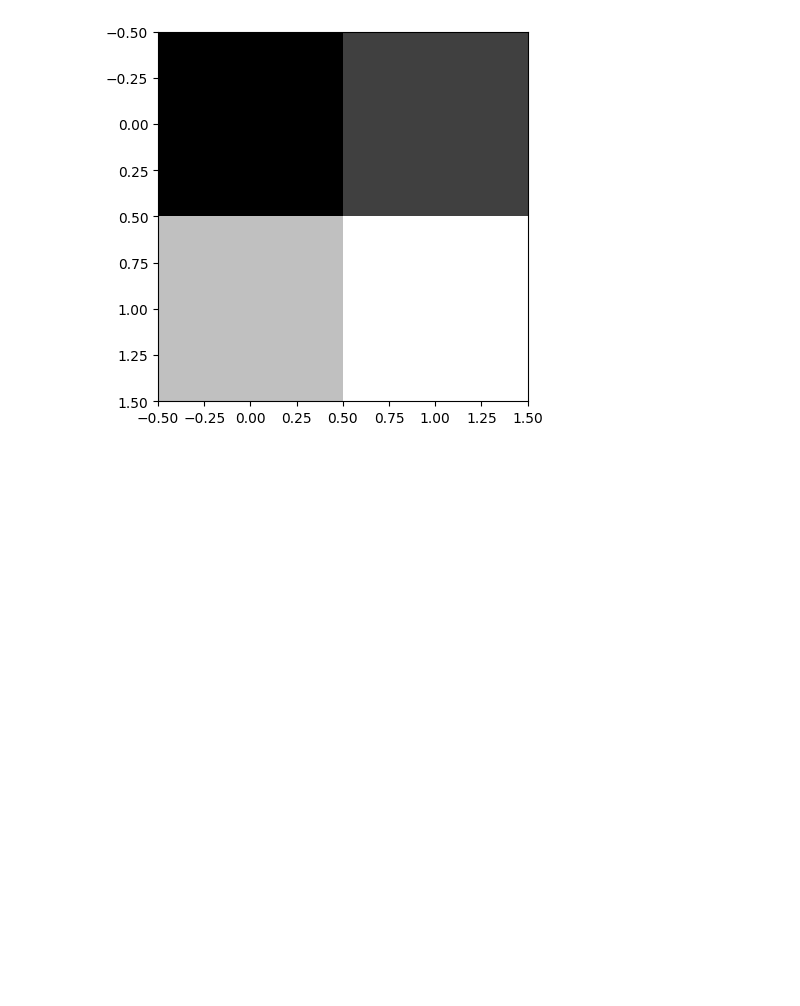
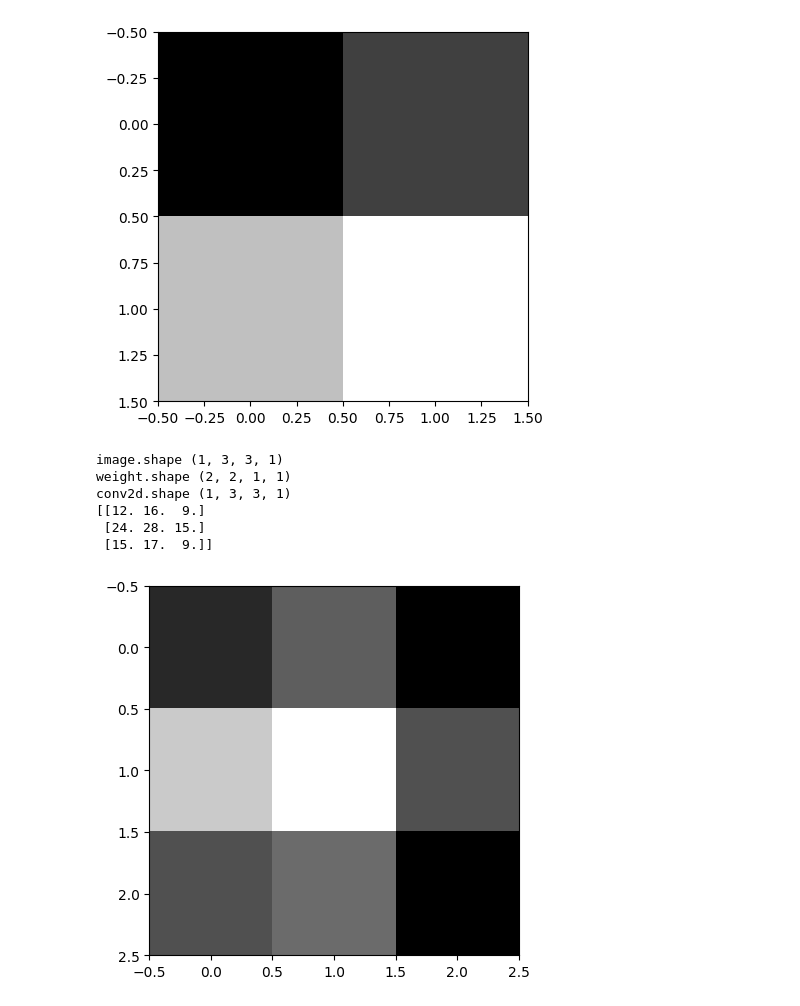
Before and after one commit to codebjjung/ML-DL, a Jupyter notebook: CNN_conv.ipynb, the cells around one changed output. Saved outputs shown, nothing was run; the diff lists cells and outputs as text; code cells hidden in the pictures; blank space fills up the shorter version.

Commit message:
VALID, SAME padding

```diff
--- a/CNN_conv.ipynb
+++ b/CNN_conv.ipynb
@@ -30,3 +31,22 @@ conv2d.shape (1, 2, 2, 1)
 [[12. 16.]
  [24. 28.]]
 [figure]
+# %%
+#SAME PADDING
+print("image.shape", image.shape)
+weight = np.array([[[[1.]], [[1.]]], [[[1.]],[[1.]]]]) # (1,1,1,1) 2x2
+print("weight.shape", weight.shape)
+weight_init = tf.constant_initializer(weight)
+conv2d = keras.layers.Conv2D(filters=1, kernel_size = 2, padding = 'SAME', kernel_initializer = weight_init)(image)
+print("conv2d.shape", conv2d.shape)
+print(conv2d.numpy().reshape(3,3))
+plt.imshow(conv2d.numpy().reshape(3,3), cmap='gray')
+plt.show()
+# %% [output]
+image.shape (1, 3, 3, 1)
+weight.shape (2, 2, 1, 1)
+conv2d.shape (1, 3, 3, 1)
+[[12. 16.  9.]
+ [24. 28. 15.]
+ [15. 17.  9.]]
+[figure, added]
```
Also changed, not shown: parts of 1 cell of this notebook.
